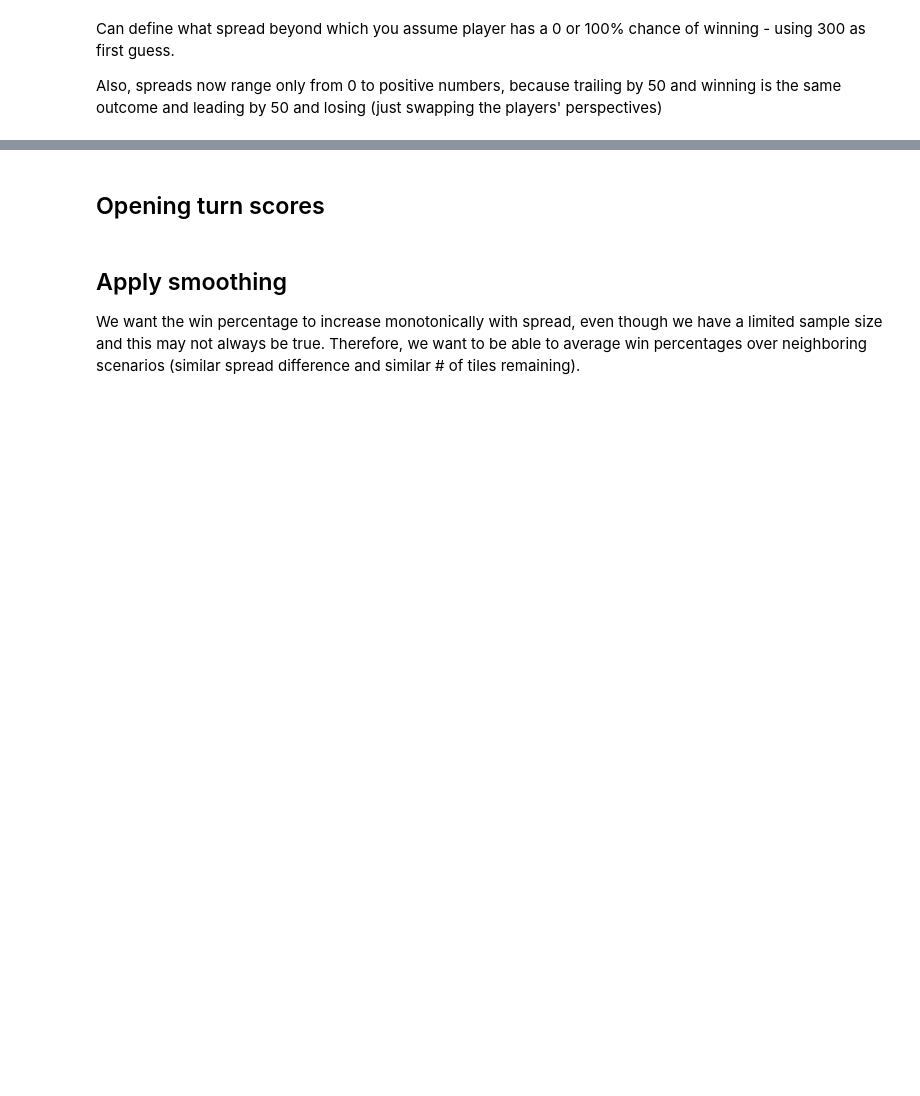
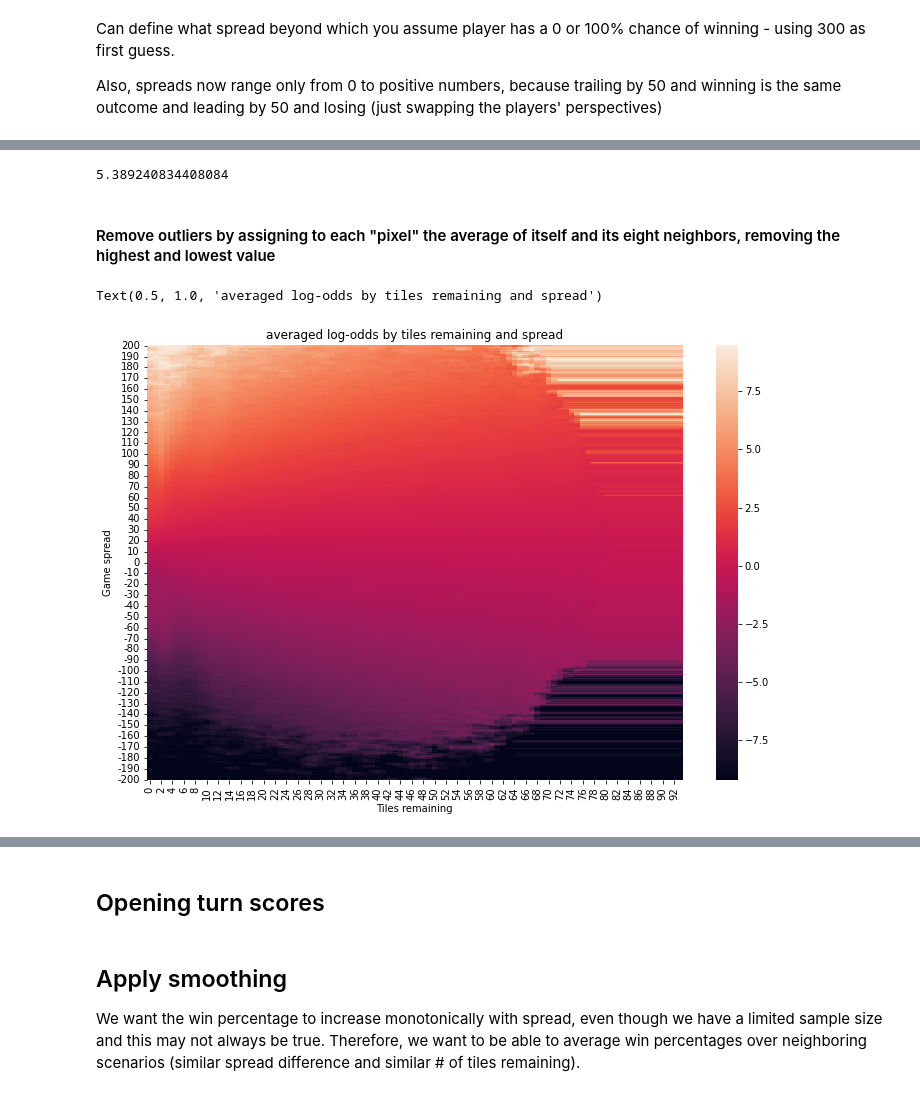
Before and after one commit to domino14/macondo, a Jupyter notebook: notebooks/win_pct/calculate_win_percentages.ipynb, the cells around one changed output, grey strips where cells are left out. Drawn from its saved outputs; the diff is of its cells as text; code cells hidden in the pictures; blank space fills up the shorter version.

Commit message:
a win% calculation. values seem bad.

```diff
--- a/notebooks/win_pct/calculate_win_percentages.ipynb
+++ b/notebooks/win_pct/calculate_win_percentages.ipynb
@@ -139,0 +151,50 @@ Text(0.5, 1, 'Win % by tiles remaining and spread')
+# %%
+logit_df[1][100]  # tiles remaining, 100 game spread:
+# %% [output]
+5.389240834408084
+# %% [markdown]
+#### Remove outliers by assigning to each "pixel" the average of itself and its eight neighbors, removing the highest and lowest value
+# %%
+averaged_copy = logit_df.copy()
+
+def average_around(df, i1, i2):
+    s = 0
+    ct = 0
+    vals = []
+    for x in (i1-1, i1, i1+1):
+        for y in (i2-1, i2, i2+1):
+#             if x == i1 and y == i2:
+#                 pass
+            try:
+                vals.append(df[x][y])
+                s += df[x][y]
+                ct += 1
+            except KeyError:
+                continue
+    if ct > 2:  # Remove outliers from averaging.
+        s -= max(vals)
+        s -= min(vals)
+
+        ct -= 2
+    return s / ct
+
+
+for row in logit_df.itertuples():  # one row for each spread
+    spread = row.Index
+    last_known_val = -1
+    for idx, w in enumerate(row[1:]):  # idx here is tiles remaining
+        avg = average_around(logit_df, idx, row.Index)
+        if np.isnan(avg):
+            averaged_copy[idx][row.Index] = last_known_val
+        else:
+            last_known_val = avg
+            averaged_copy[idx][row.Index] = avg
+# %%
+fig,ax = plt.subplots(figsize=(12,8))
+sns.heatmap(averaged_copy, ax=ax)
+ax.set_xlabel('Tiles remaining')
+ax.set_ylabel('Game spread')
+ax.set_title('averaged log-odds by tiles remaining and spread')
+# %% [output]
+Text(0.5, 1.0, 'averaged log-odds by tiles remaining and spread')
+[figure, added]
```
Also changed, not shown: parts of 20 cells of this notebook, 12 other files.
